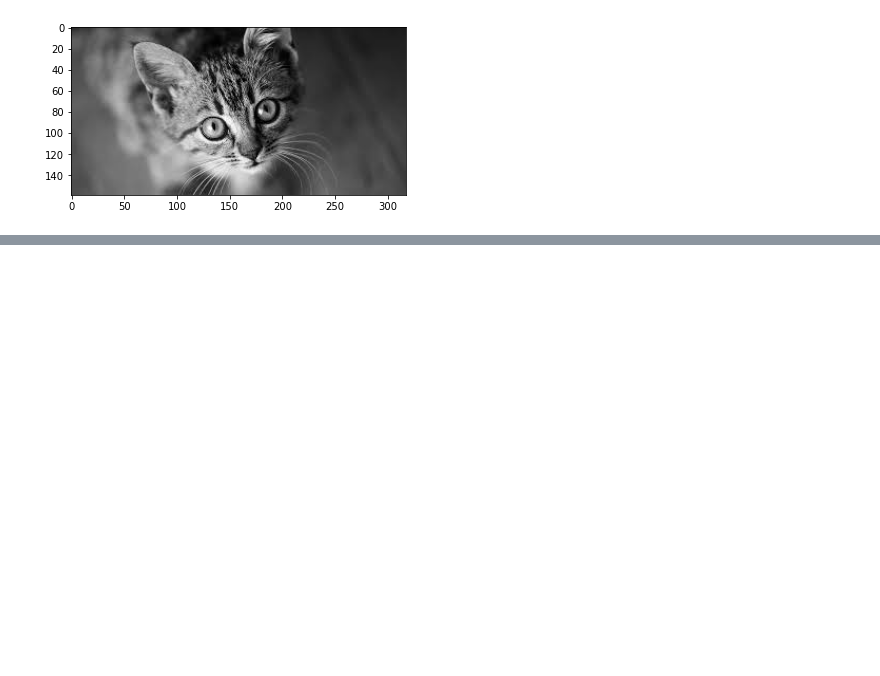
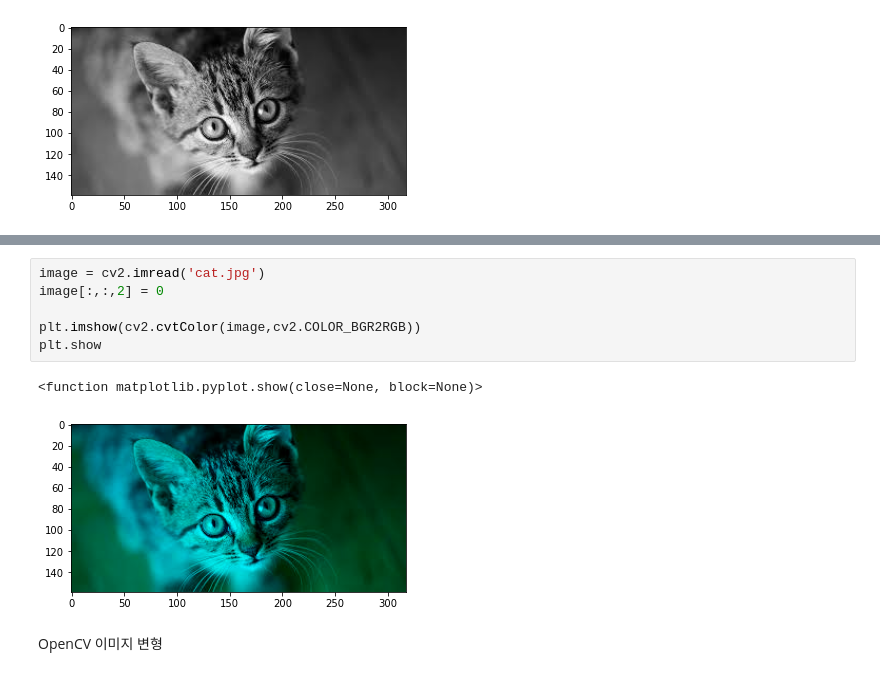
Before and after one commit to yoonsula/Python-data_analysis-and-image_processing, a Jupyter notebook: OpenCV.ipynb, the cells around one changed output, grey strips where cells are left out. Saved outputs shown, nothing was run; the diff lists cells and outputs as text; blank space fills up the shorter version.

```diff
--- a/OpenCV.ipynb
+++ b/OpenCV.ipynb
@@ -50,0 +107,11 @@ plt.show()
+# %%
+image = cv2.imread('cat.jpg')
+image[:,:,2] = 0
+
+plt.imshow(cv2.cvtColor(image,cv2.COLOR_BGR2RGB))
+plt.show
+# %% [output]
+<function matplotlib.pyplot.show(close=None, block=None)>
+[figure, added]
+# %% [markdown]
+OpenCV 이미지 변형
```
Also changed, not shown: parts of 6 cells of this notebook.
